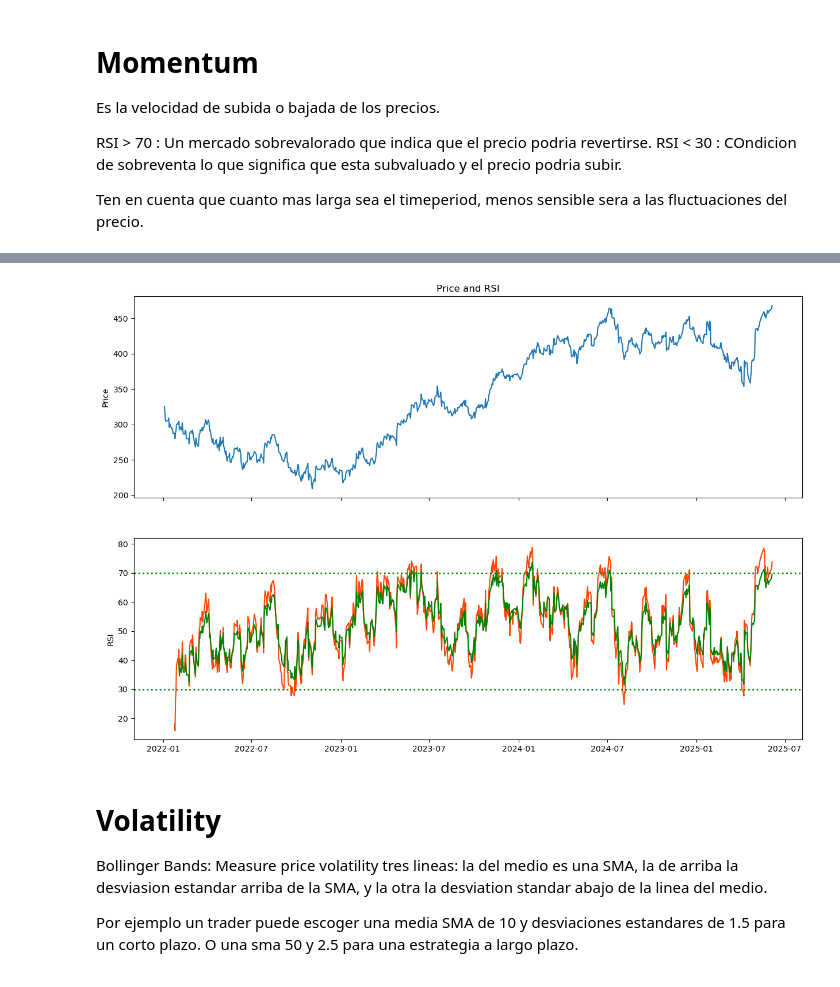
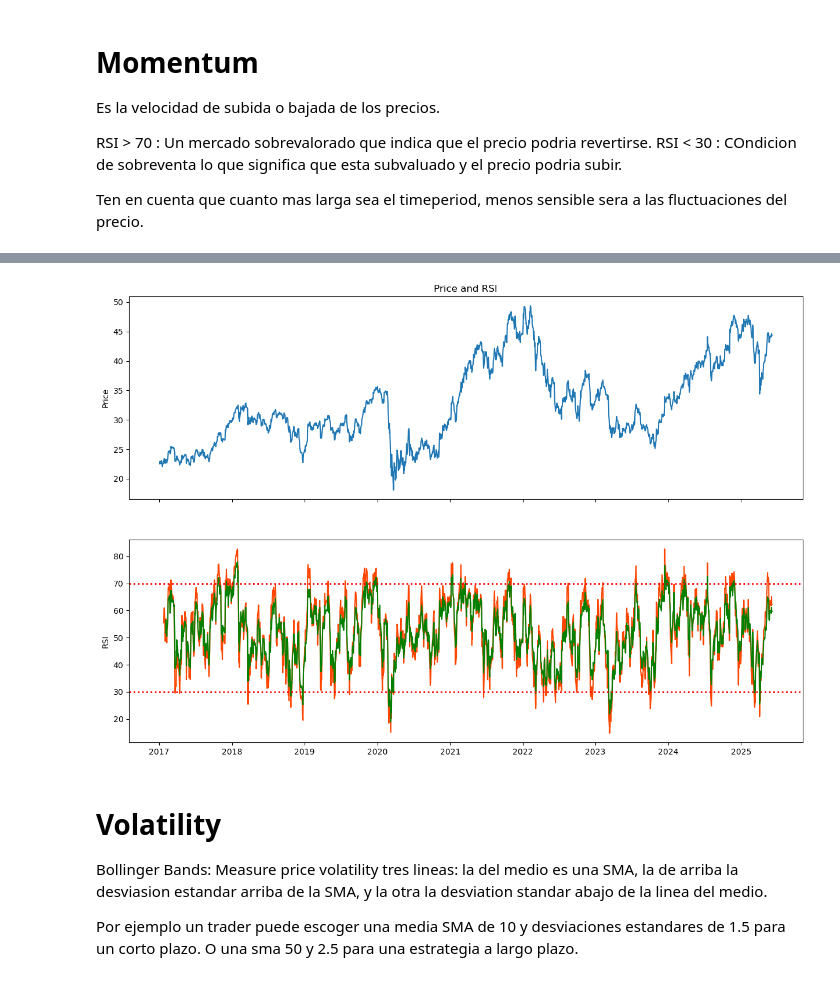
Before and after one commit to SerPer23/TA_app, a Jupyter notebook: Indicadores.ipynb, the cells around one changed output, grey strips where cells are left out. Drawn from its saved outputs; the diff is of its cells as text; code cells hidden in the pictures.

```diff
--- a/Indicadores.ipynb
+++ b/Indicadores.ipynb
@@ -145,28 +147,28 @@ Date
 # %%
 # Calculate the ADX with the default time period
-stock_data3['ADX_14'] = talib.ADX(stock_data3['High'],
-                            stock_data3['Low'],
-                            stock_data3['Close'])
+df['ADX_14'] = talib.ADX(df['high'],
+                            df['low'],
+                            df['close'])
 
 # Calculate the ADX with the time period set to 21
-stock_data3['ADX_21'] = talib.ADX(stock_data3['High'],
-                            stock_data3['Low'],
-                            stock_data3['Close'], timeperiod=21)
+df['ADX_21'] = talib.ADX(df['high'],
+                            df['low'],
+                            df['close'], timeperiod=21)
 
 # Print the last five rows
-print(stock_data3.tail())
+print(df.head())
 
 ## Ajustar el Tamaño de los Subplots
 fig, (ax1, ax2) = plt.subplots(2, figsize=(15, 10), sharex=True) # sharex=True para que ambos ejes x estén sincronizados
 
 # Plot ADX with the price
 ax1.set_ylabel('Precio')
-ax1.plot(stock_data3['Close'], label='Precio de Cierre')
+ax1.plot(df['close'], label='Precio de Cierre')
 ax1.legend() # Mostrar leyenda en ax1
 
 ax2.set_ylabel('ADX')
-ax2.plot(stock_data3['ADX_14'], color='red', label='ADX (14)')
-ax2.plot(stock_data3['ADX_21'], color='blue', label='ADX (21)') # Plotear también ADX_21
+ax2.plot(df['ADX_14'], color='red', label='ADX (14)')
+ax2.plot(df['ADX_21'], color='blue', label='ADX (21)') # Plotear también ADX_21
 ax2.legend() # Mostrar leyenda en ax2
 
 # ---
@@ -175,9 +177,9 @@ ax2.legend() # Mostrar leyenda en ax2
 # Define las fechas donde quieres trazar las líneas verticales
 # Asegúrate de que las fechas estén en formato datetime
 vertical_lines_dates = [
-    datetime(2023, 11, 1), # Ejemplo: 1 de junio de 2022
-    datetime(2023, 12, 1), # Ejemplo: 1 de enero de 2023
-    datetime(2024, 3, 15) # Ejemplo: 15 de marzo de 2024
+    datetime(2025, 1, 14), # Ejemplo: 1 de junio de 2022
+    datetime(2025, 2, 10), # Ejemplo: 1 de enero de 2023
+    datetime(2025, 3, 15) # Ejemplo: 15 de marzo de 2024
 ]
 
 # Itera sobre las fechas y dibuja una línea vertical en cada subplot
@@ -202,7 +204,7 @@ ax2.xaxis.set_major_formatter(mdates.DateFormatter('%b %Y')) # 'Mes AAAA' (ej. '
 fig.autofmt_xdate(rotation=45) # Inclina las etiquetas 45 grados
 
 # Ajustes de títulos y etiquetas
-ax1.set_title('Precio de MSFT y ADX')
+ax1.set_title(f'Precio de {SYMBOL} y ADX')
 ax2.set_xlabel('Fecha') # Etiqueta del eje X solo en el subplot inferior
 plt.tight_layout() # Ajusta el diseño para evitar superposiciones
 plt.show()
@@ -238,26 +253,26 @@ RSI < 30 : COndicion de sobreventa lo que significa que esta subvaluado y el pre
  Ten en cuenta que cuanto mas larga sea el timeperiod, menos sensible sera a las fluctuaciones del precio.
 # %%
 # Calculate RSI with the default time period
-stock_data3['RSI_14'] = talib.RSI(stock_data3['Close'])
+df['RSI_14'] = talib.RSI(df['close'])
 
 # Calculate RSI with a time period of 21
-stock_data3['RSI_21'] = talib.RSI(stock_data3['Close'],timeperiod=21)
+df['RSI_21'] = talib.RSI(df['close'],timeperiod=21)
 
 # Print the last five rows
-print(stock_data3.head())
+print(df.head(25))
 
 
 # Create subplots
 fig, (ax1, ax2) = plt.subplots(2, figsize=(15, 10), sharex=True)
 # Plot RSI with the price
 ax1.set_ylabel('Price')
-ax1.plot(stock_data3['Close'])
+ax1.plot(df['close'])
 ax2.set_ylabel('RSI')
-ax2.plot(stock_data3['RSI_14'], color='orangered')
-ax2.plot(stock_data3['RSI_21'], color='green')
+ax2.plot(df['RSI_14'], color='orangered')
+ax2.plot(df['RSI_21'], color='green')
 
-ax2.axhline(y=30, color='green', linestyle=':', linewidth=2, label='RSI 30')
-ax2.axhline(y=70, color='green', linestyle=':', linewidth=2, label='RSI 70')
+ax2.axhline(y=30, color='red', linestyle=':', linewidth=2, label='RSI 30')
+ax2.axhline(y=70, color='red', linestyle=':', linewidth=2, label='RSI 70')
 
 ax1.set_title('Price and RSI')
 plt.show()
@@ -282,4 +297,4 @@ Date
-[figure, old version]
+[figure, new version]
 # %% [markdown]
 # Volatility
 
```
Also changed, not shown: parts of 24 cells of this notebook.
